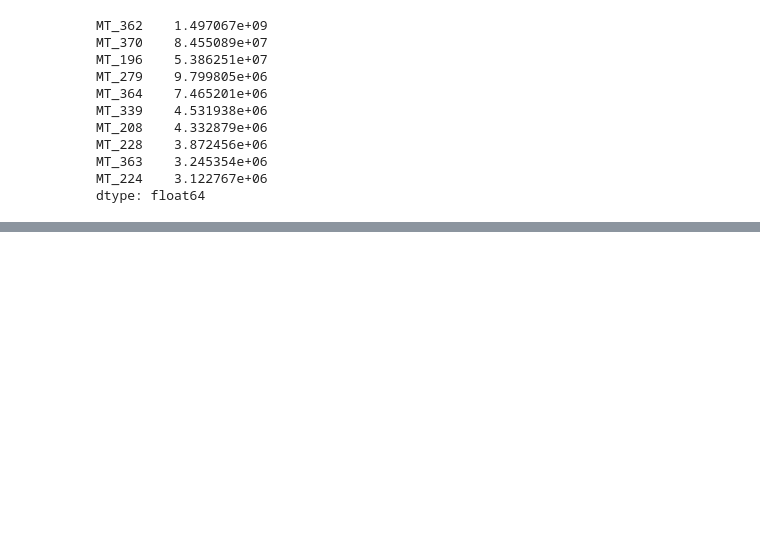
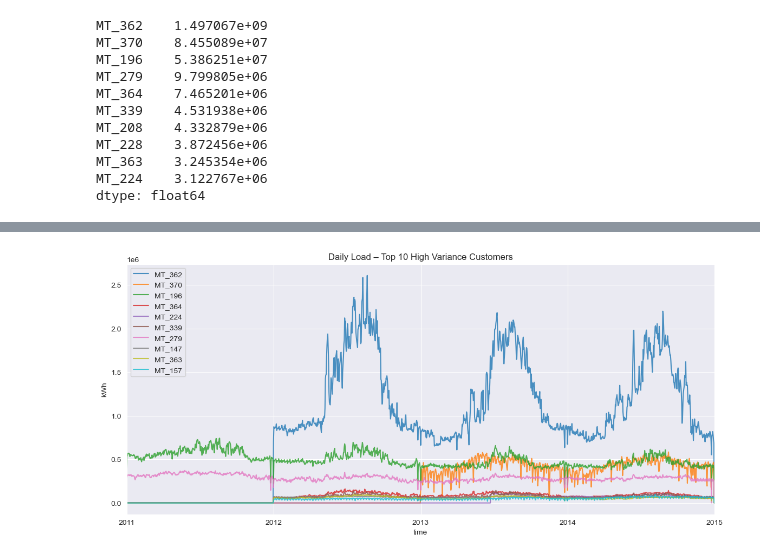
Before and after one commit to mertgenc0/multivariate_energy_consumption_forecasting, a Jupyter notebook: notebooks/EDA.ipynb, the cells around one changed output, grey strips where cells are left out. Saved outputs shown, nothing was run; the diff lists cells and outputs as text; code cells hidden in the pictures; blank space fills up the shorter version.

```diff
--- a/notebooks/EDA.ipynb
+++ b/notebooks/EDA.ipynb
@@ -121,0 +139,7 @@ Text(0.5, 1.0, 'Correlation for Top 10 Sensors')
+# %%
+daily[top10].plot(figsize=(14,6), alpha=0.8)
+plt.title("Daily Load – Top 10 High Variance Customers")
+plt.ylabel("kWh")
+plt.show()
+# %% [output]
+[figure, added]
```
Also changed, not shown: parts of 11 cells of this notebook.
